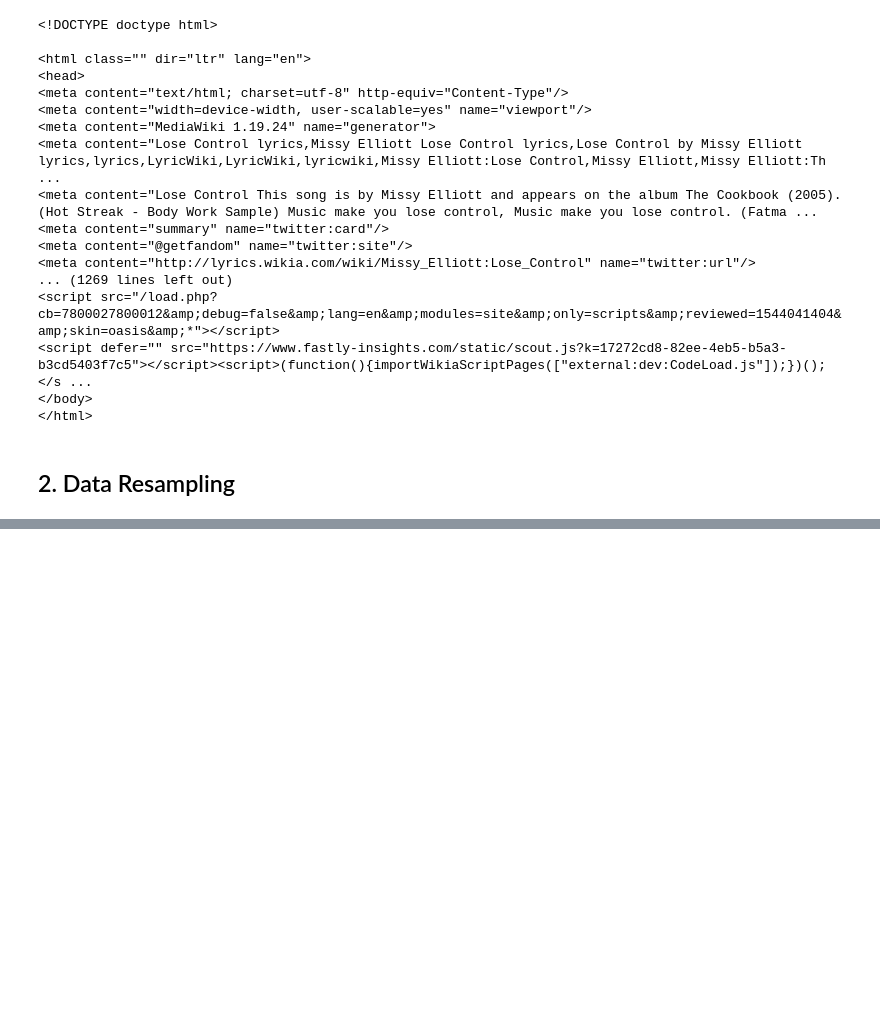
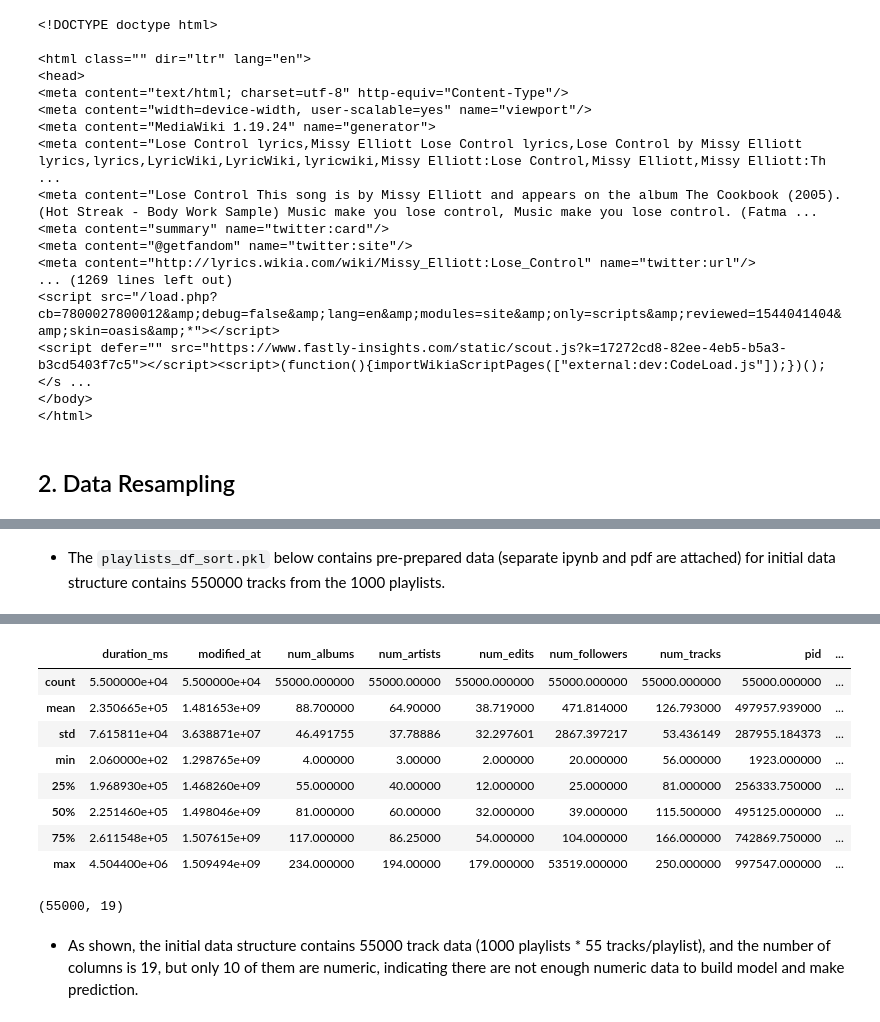
Before and after one commit to slee25/AC209A_SpotifyGroup30, a Jupyter notebook: notebooks/Data_Collection_EDA.ipynb, the cells around one changed output, grey strips where cells are left out. Cells and saved outputs as stored; diff of their text form; code cells hidden in the pictures; blank space fills up the shorter version.

```diff
--- a/notebooks/Data_Collection_EDA.ipynb
+++ b/notebooks/Data_Collection_EDA.ipynb
@@ -424,0 +501,8 @@ This is converted encoded as either 0 or 1 for each of the 126 Spotify seed genr
+# %% [markdown]
+- The `playlists_df_sort.pkl` below contains pre-prepared data (separate ipynb and pdf are attached) for initial data structure contains 550000 tracks from the 1000 playlists.
+# %%
+playlists_df_sort = pd.read_pickle('data/playlists_df_sort.pkl')
+display(playlists_df_sort.head())
+display(playlists_df_sort.describe())
+display(playlists_df_sort.shape)
+# %% [output]
@@ -424,0 +515,12 @@ This is converted encoded as either 0 or 1 for each of the 126 Spotify seed genr
+|  | duration_ms | modified_at | num_albums | num_artists | num_edits | num_followers | num_tracks | pid | ... |
+| count | 5.500000e+04 | 5.500000e+04 | 55000.000000 | 55000.00000 | 55000.000000 | 55000.000000 | 55000.000000 | 55000.000000 | ... |
+| mean | 2.350665e+05 | 1.481653e+09 | 88.700000 | 64.90000 | 38.719000 | 471.814000 | 126.793000 | 497957.939000 | ... |
+| std | 7.615811e+04 | 3.638871e+07 | 46.491755 | 37.78886 | 32.297601 | 2867.397217 | 53.436149 | 287955.184373 | ... |
+| min | 2.060000e+02 | 1.298765e+09 | 4.000000 | 3.00000 | 2.000000 | 20.000000 | 56.000000 | 1923.000000 | ... |
+| 25% | 1.968930e+05 | 1.468260e+09 | 55.000000 | 40.00000 | 12.000000 | 25.000000 | 81.000000 | 256333.750000 | ... |
+| 50% | 2.251460e+05 | 1.498046e+09 | 81.000000 | 60.00000 | 32.000000 | 39.000000 | 115.500000 | 495125.000000 | ... |
+| 75% | 2.611548e+05 | 1.507615e+09 | 117.000000 | 86.25000 | 54.000000 | 104.000000 | 166.000000 | 742869.750000 | ... |
+| max | 4.504400e+06 | 1.509494e+09 | 234.000000 | 194.00000 | 179.000000 | 53519.000000 | 250.000000 | 997547.000000 | ... |
+(55000, 19)
+# %% [markdown]
+- As shown, the initial data structure contains 55000 track data (1000 playlists * 55 tracks/playlist), and the number of columns is 19, but only 10 of them are numeric, indicating there are not enough numeric data to build model and make prediction.
```
Also changed, not shown: parts of 36 cells of this notebook, 7 other files.
